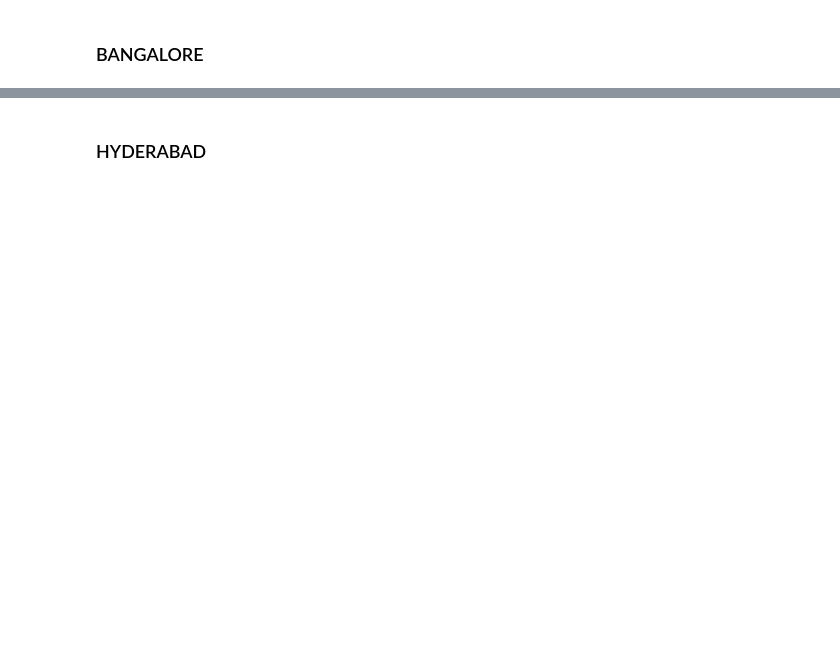
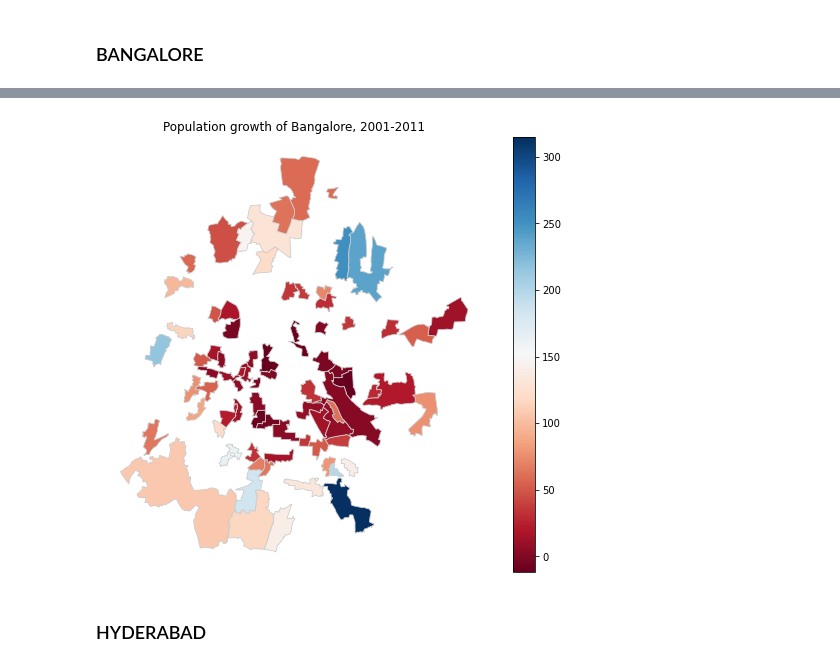
Before and after one commit to Shubhang7100/Urban-Development-Analysis, a Jupyter notebook: Smart Plan Analysis.ipynb, the cells around one changed output, grey strips where cells are left out. Drawn from its saved outputs; the diff is of its cells as text; code cells hidden in the pictures; blank space fills up the shorter version.

```diff
--- a/Smart Plan Analysis.ipynb
+++ b/Smart Plan Analysis.ipynb
@@ -483,12 +453,14 @@ bglr_merged
 # %%
-feature = 'Popn growth rate (%) 2001 - 2011'
-vmin, vmax = -0.4, 1.0
+feature = bglr_merged['Popn growth rate (%) 2001 - 2011']
+vmin, vmax = min(bglr_merged['Popn growth rate (%) 2001 - 2011']), max(bglr_merged['Popn growth rate (%) 2001 - 2011'])
 fig, ax = plt.subplots(1, figsize=(10, 8))
 bglr_merged.plot(column=feature, cmap='RdBu',linewidth=0.8, ax=ax, edgecolor='0.8')
 ax.set_title('Population growth of Bangalore, 2001-2011')
 ax.axis('off')
 sm = plt.cm.ScalarMappable(cmap='RdBu', norm=plt.Normalize(vmin=vmin, vmax=vmax))
 sm._A = []
 cbar = fig.colorbar(sm);
+# %% [output]
+[figure, added]
 # %% [markdown]
 ### HYDERABAD
```
Also changed, not shown: parts of 22 cells of this notebook, 4 other files.
